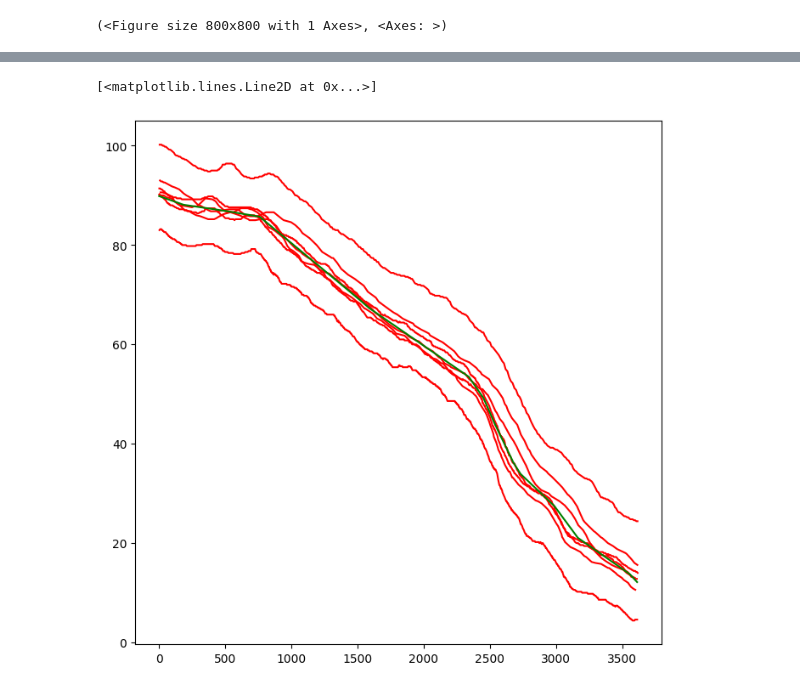
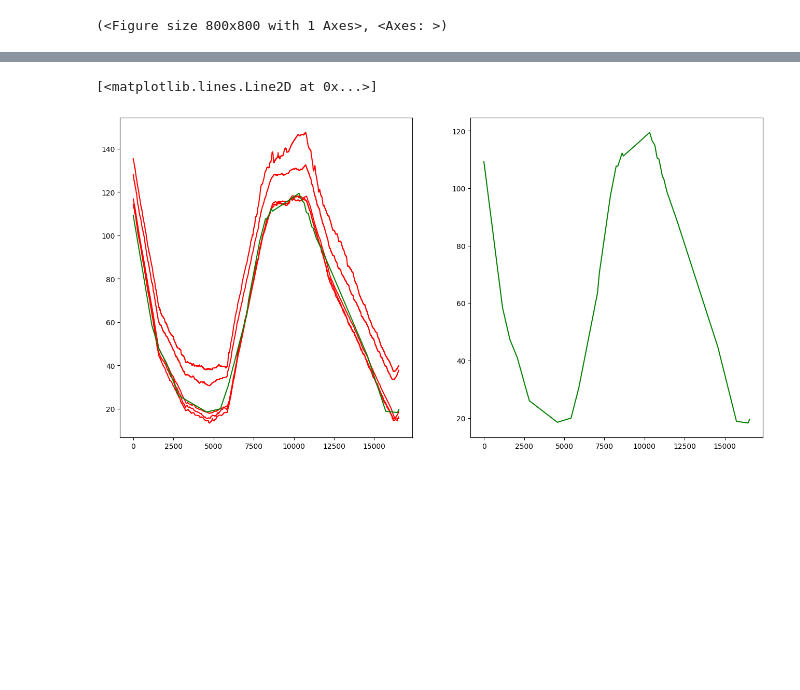
Before and after one commit to pierremennesson/garmin_elevation_process, a Jupyter notebook: analyse_results.ipynb, the cells around one changed output, grey strips where cells are left out. Saved outputs shown, nothing was run; the diff lists cells and outputs as text; code cells hidden in the pictures; blank space fills up the shorter version.

```diff
--- a/analyse_results.ipynb
+++ b/analyse_results.ipynb
@@ -12,21 +10,13 @@ import networkx as nx
 # %%
 place_name='Corse, France'
 G_osm=ox.graph_from_place(place_name,network_type='drive')
-crs=ox.graph_to_gdfs(G_osm,edges=False).estimate_utm_crs()
-G_osm=ox.project_graph(G_osm,to_crs=crs)
-
-
 ox.plot_graph(G_osm)
 # %% [output]
 [figure]
 (<Figure size 800x800 with 1 Axes>, <Axes: >)
 # %%
-GENERATE=True
 navigation_df_path='./navigation_df.csv'
 navigation_df=pd.read_csv(navigation_df_path)
-navigation_df['geometry']=navigation_df['geometry'].apply(wkt.loads)
-navigation_df=gpd.GeoDataFrame(navigation_df,geometry='geometry',crs='epsg:4326')
-navigation_df['time']=pd.to_datetime(navigation_df['time'])
 navigation_df['edge']=navigation_df['edge'].apply(eval)
 # %%
 nodes_elevation_data_path='./nodes_elevation_data.p'
@@ -48,20 +38,22 @@ _=plt.hist([elem['cover'] for L in edges_elevation_data.values() for elem in L])
 # %%
 edges=sorted(edges_elevation_data.keys(),key=lambda edge:len(navigation_df[(navigation_df.edge==edge)|(navigation_df.edge==(edge[1],edge[0],edge[2]))]))
 # %%
-plt.rcParams['figure.figsize']=(8,8)
-edge=edges[-17]
+plt.rcParams['figure.figsize']=(16,8)
+_,ax=plt.subplots(1,2)
+edge=edges[-1]
 edge_df=navigation_df[navigation_df.edge==edge]
 for _,segment_df in edge_df.groupby(['file_path','segment']):
-    plt.plot(segment_df['edge_coordinate'],segment_df['elevation'],c='r')
+    ax[0].plot(segment_df['edge_coordinate'],segment_df['elevation'],c='r')
 length=G_osm.get_edge_data(*edge)['length']
 edge_df=navigation_df[navigation_df.edge==(edge[1],edge[0],edge[2])]
 for _,segment_df in edge_df.groupby(['file_path','segment']):
-    plt.plot(length-segment_df['edge_coordinate'],segment_df['elevation'],c='r')
+    ax[0].plot(length-segment_df['edge_coordinate'],segment_df['elevation'],c='r')
 
 
 edge_elevation_datum=edges_elevation_data[edge][0]
 X,Y=edge_elevation_datum['X'],edge_elevation_datum['Y']
-plt.plot(X,Y,c='g')
+ax[0].plot(X,Y,c='g')
+ax[1].plot(X,Y,c='g')
 # %% [output]
 [<matplotlib.lines.Line2D at 0x...>]
-[figure, old version]
+[figure, new version]
```
Also changed, not shown: parts of 3 cells of this notebook, 6 other files.
